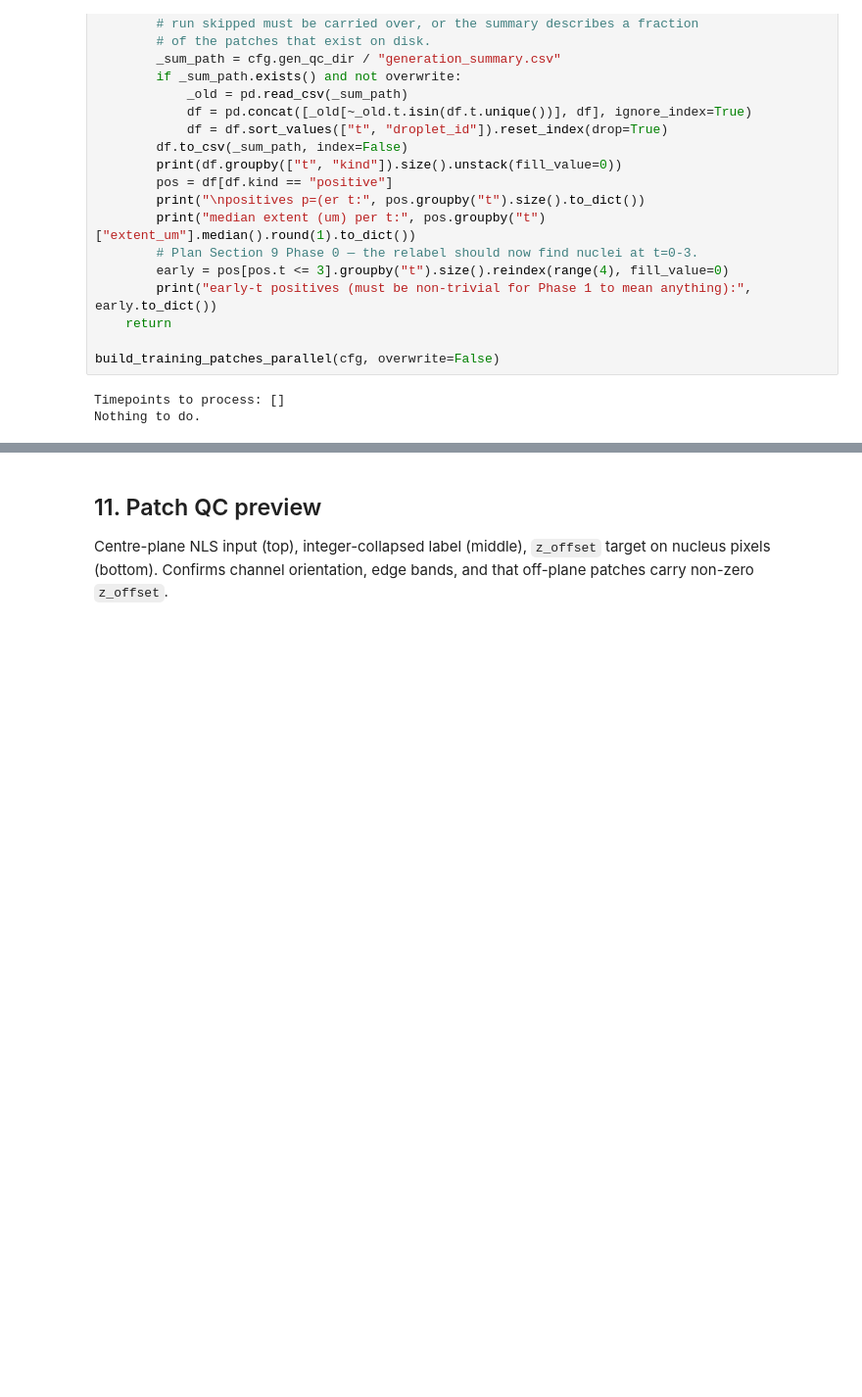
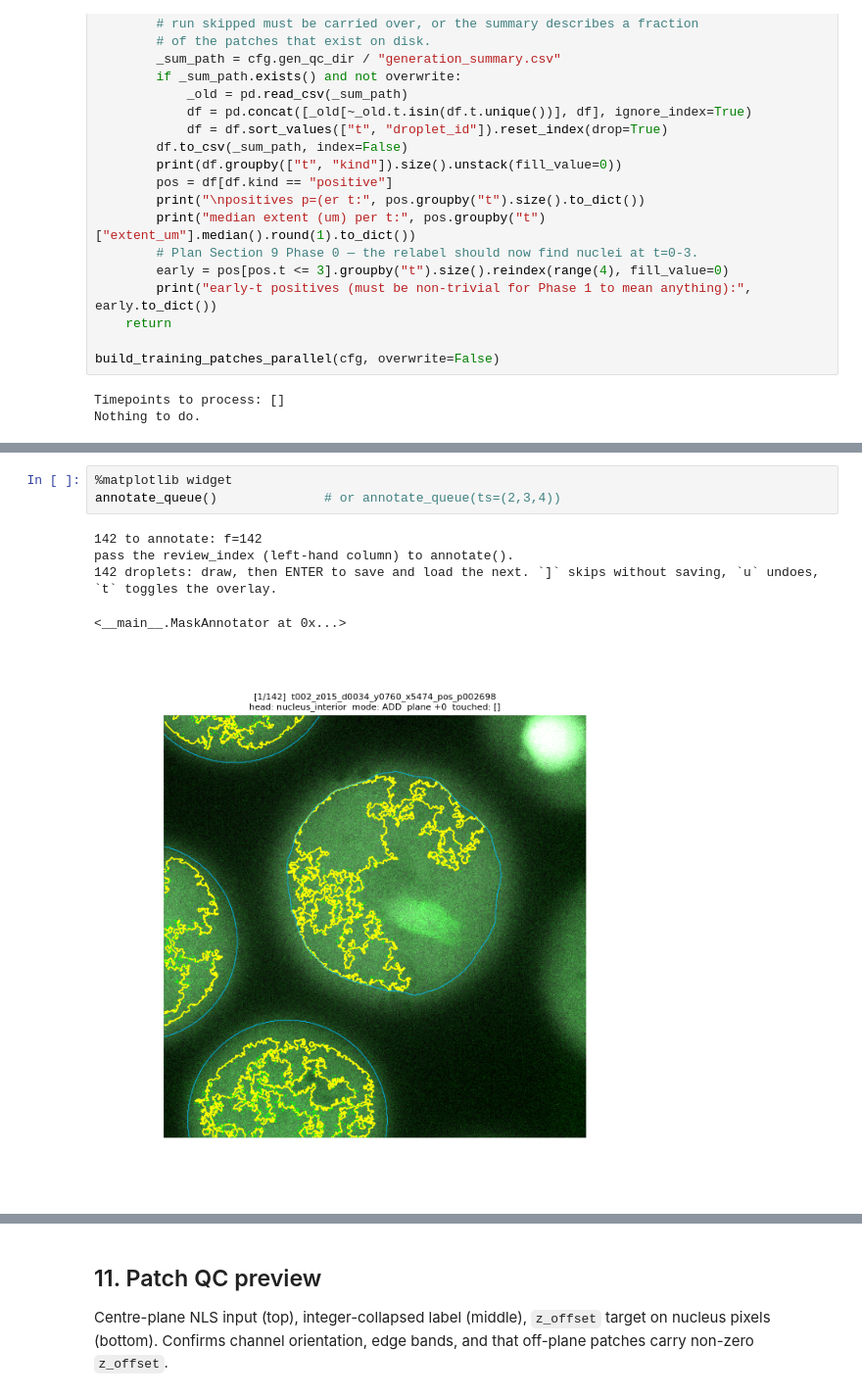
Before and after one commit to Tdeibert/Nuclear_Scaling_ML, a Jupyter notebook: notebooks/model_training/vulcan_training_2_0cheaha.ipynb, the cells around one changed output, grey strips where cells are left out. Shown at 98% size. Cells and saved outputs as stored; diff of their text form; blank space fills up the shorter version.

```diff
--- a/notebooks/model_training/vulcan_training_2_0cheaha.ipynb
+++ b/notebooks/model_training/vulcan_training_2_0cheaha.ipynb
@@ -3186,0 +2955,9 @@ class MaskAnnotator:
+# %%
+%matplotlib widget
+annotate_queue()              # or annotate_queue(ts=(2,3,4))
+# %% [output]
+142 to annotate: f=142
+pass the review_index (left-hand column) to annotate().
+142 droplets: draw, then ENTER to save and load the next. `]` skips without saving, `u` undoes, `t` toggles the overlay.
+<__main__.MaskAnnotator at 0x...>
+[figure, added]
```
Also changed, not shown: parts of 32 cells of this notebook, 1 other file.
